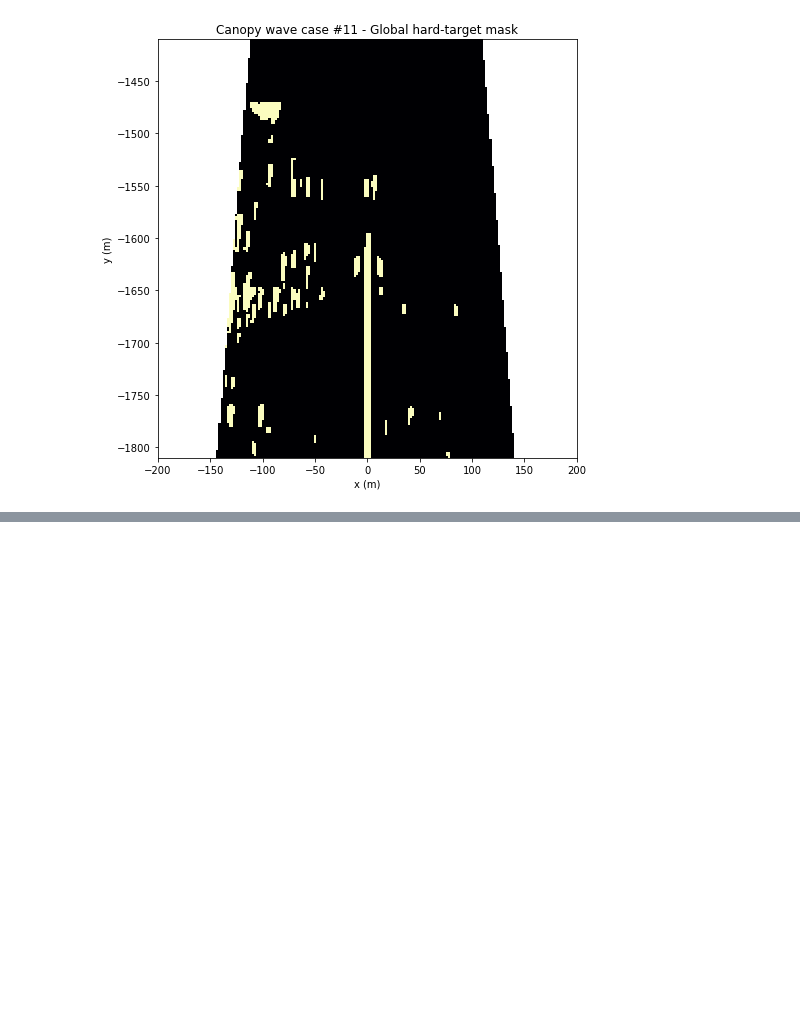
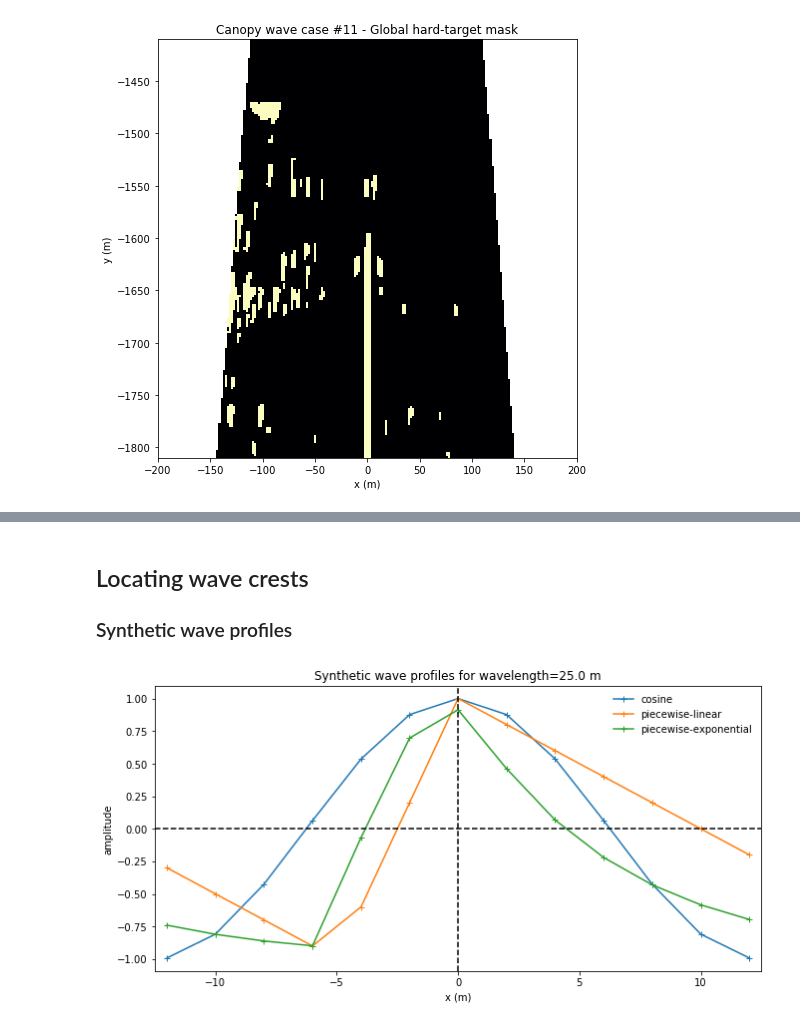
Before and after one commit to pderian/canopywave, a Jupyter notebook: notebooks/canopywave_demo.ipynb, the cells around one changed output, grey strips where cells are left out. Cells and saved outputs as stored; diff of their text form; code cells hidden in the pictures; blank space fills up the shorter version.

Commit message:
continued up to synthetic profiles

```diff
--- a/notebooks/canopywave_demo.ipynb
+++ b/notebooks/canopywave_demo.ipynb
@@ -196,0 +335,32 @@ for idx, wave in enumerate(waves):
+# %% [markdown]
+## Locating wave crests
+
+### Synthetic wave profiles
+# %%
+# Wave parameters
+wavelength = 25.  # Wavelength in [m]
+resolution = 2.  # [m/px]
+# Grid
+n = np.int(np.ceil(wavelength/resolution))
+if not n%2:  # Ensure an odd number of points
+    n += 1
+x = resolution*(np.arange(n) - float(n//2))  # Center the crest at x=0.
+# Compute profiles
+y_lin = cw.CanopyWaveCase.breaking_wave_linear(x, wavelength)  # Asymmetric, piecewise-linear model
+y_exp = cw.CanopyWaveCase.breaking_wave_exp(x, wavelength)  # Asymmetric, piecewise-exponential model
+y_wav = cw.CanopyWaveCase.symmetric_wave_cos(x, wavelength)  # Symmetric, cosine model
+# Plot
+fig, ax = plt.subplots(figsize=(10, 5), gridspec_kw={'right':0.97, 'top':.92})
+ax.plot(x, y_wav, '+-', label='cosine')
+ax.plot(x, y_lin, '+-', label='piecewise-linear')
+ax.plot(x, y_exp, '+-', label='piecewise-exponential')
+ax.axhline(0., color='k', ls='--', label='_nolabel_')
+ax.axvline(0., color='k', ls='--', label='_nolabel_')
+ax.set_xlim(-wavelength/2., wavelength/2.)
+ax.set_xlabel('x (m)')
+ax.set_ylabel('amplitude')
+ax.set_title('Synthetic wave profiles for wavelength={} m'.format(wavelength))
+ax.legend(frameon=False)
+plt.show()
+# %% [output]
+[figure, added]
```
Also changed, not shown: parts of 19 cells of this notebook, 1 other file.
